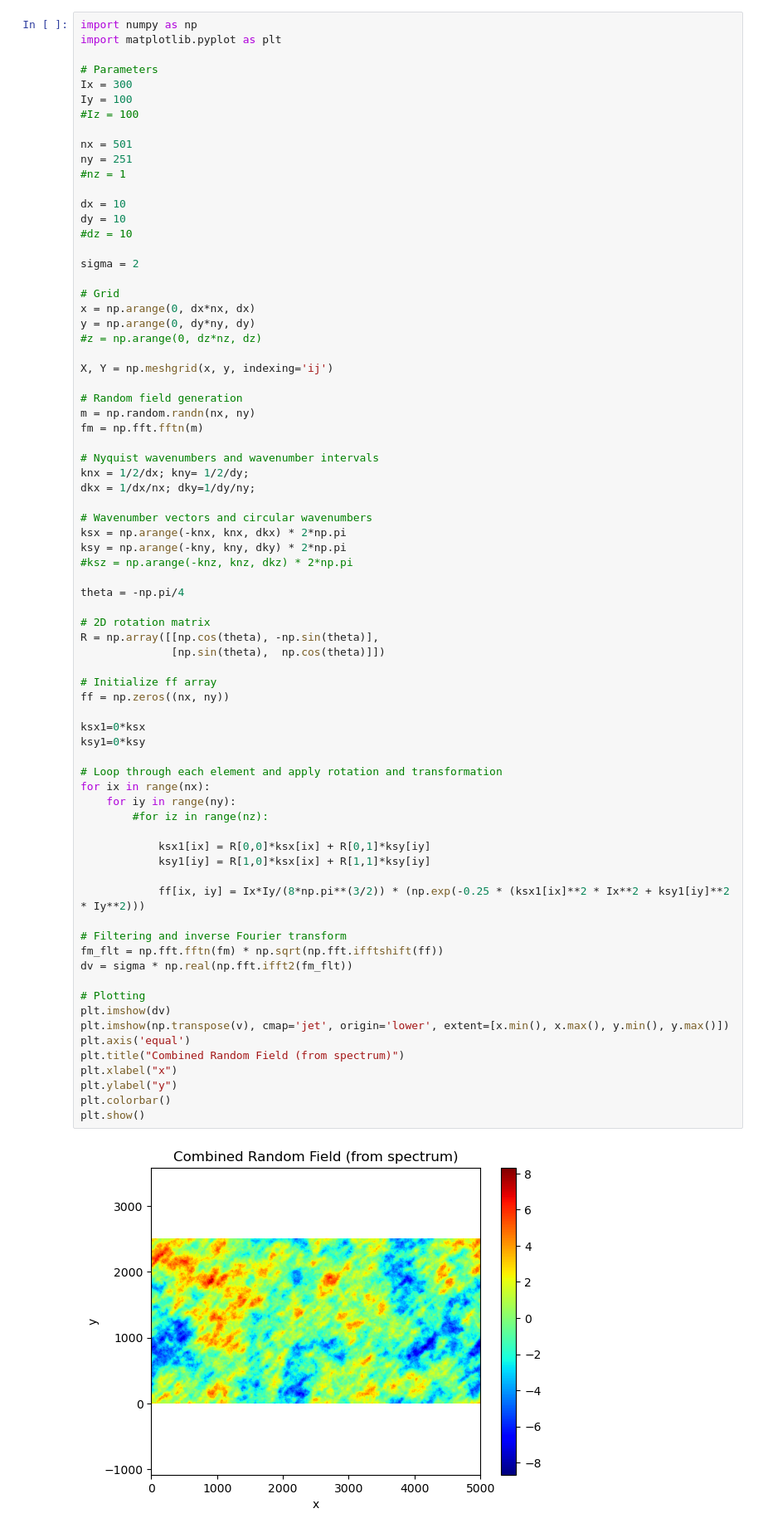
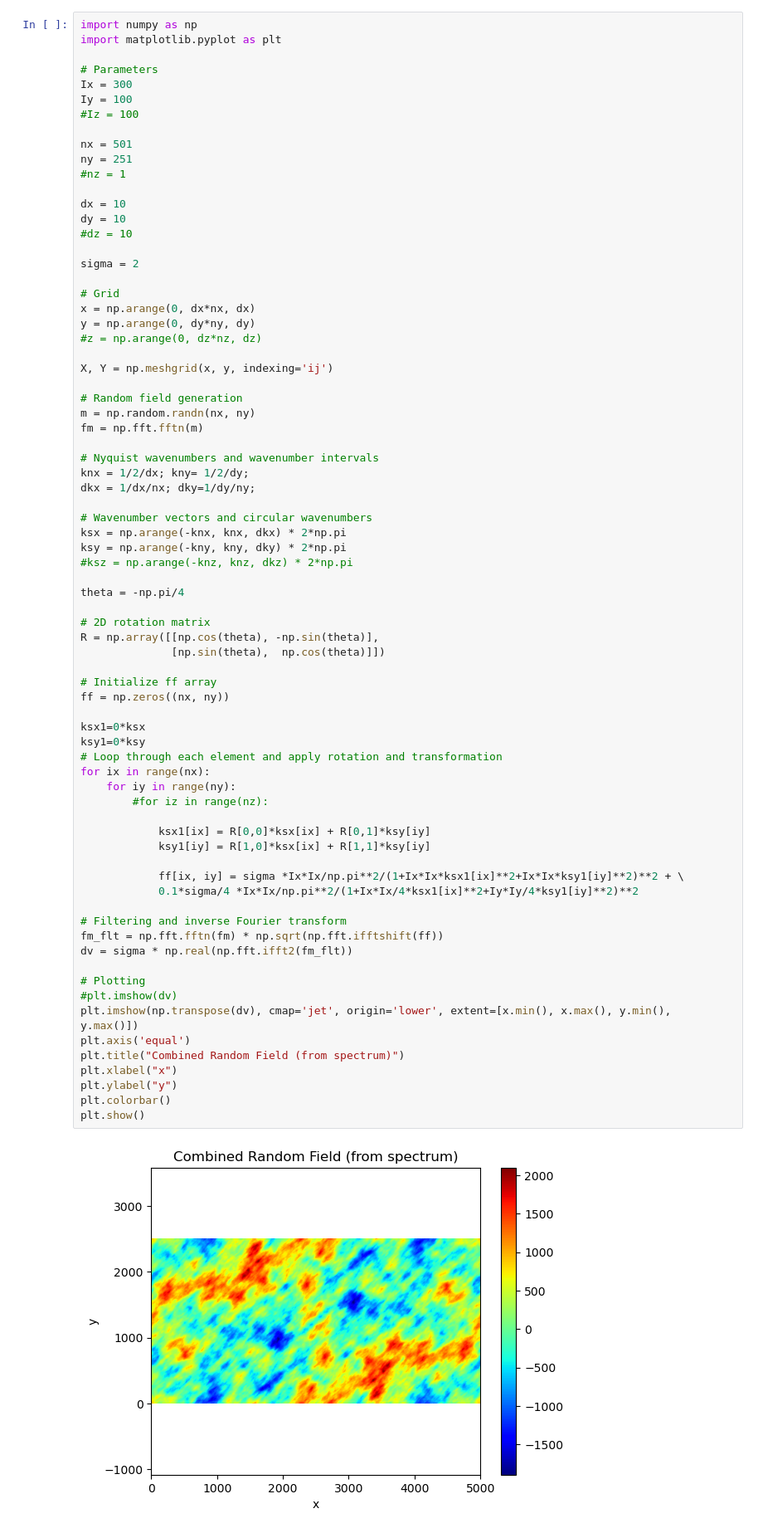
Before and after one commit to 4minakov/practical-data, a Jupyter notebook: Data_Practicals_5.ipynb, the cells around one changed output. Shown at 83% size. Cells and saved outputs as stored; diff of their text form.

```diff
--- a/Data_Practicals_5.ipynb
+++ b/Data_Practicals_5.ipynb
@@ -105,38 +105,38 @@ theta = -np.pi/4
 # 2D rotation matrix
 R = np.array([[np.cos(theta), -np.sin(theta)],
               [np.sin(theta),  np.cos(theta)]])
 
 # Initialize ff array
 ff = np.zeros((nx, ny))
 
 ksx1=0*ksx
 ksy1=0*ksy
-
 # Loop through each element and apply rotation and transformation
 for ix in range(nx):
     for iy in range(ny):
         #for iz in range(nz):
 
             ksx1[ix] = R[0,0]*ksx[ix] + R[0,1]*ksy[iy]
             ksy1[iy] = R[1,0]*ksx[ix] + R[1,1]*ksy[iy]
 
-            ff[ix, iy] = Ix*Iy/(8*np.pi**(3/2)) * (np.exp(-0.25 * (ksx1[ix]**2 * Ix**2 + ksy1[iy]**2 * Iy**2)))
+            ff[ix, iy] = sigma *Ix*Ix/np.pi**2/(1+Ix*Ix*ksx1[ix]**2+Ix*Ix*ksy1[iy]**2)**2 + \
+            0.1*sigma/4 *Ix*Ix/np.pi**2/(1+Ix*Ix/4*ksx1[ix]**2+Iy*Iy/4*ksy1[iy]**2)**2
 
 # Filtering and inverse Fourier transform
 fm_flt = np.fft.fftn(fm) * np.sqrt(np.fft.ifftshift(ff))
 dv = sigma * np.real(np.fft.ifft2(fm_flt))
 
 # Plotting
-plt.imshow(dv)
-plt.imshow(np.transpose(v), cmap='jet', origin='lower', extent=[x.min(), x.max(), y.min(), y.max()])
+#plt.imshow(dv)
+plt.imshow(np.transpose(dv), cmap='jet', origin='lower', extent=[x.min(), x.max(), y.min(), y.max()])
 plt.axis('equal')
 plt.title("Combined Random Field (from spectrum)")
 plt.xlabel("x")
 plt.ylabel("y")
 plt.colorbar()
 plt.show()
 # %% [output]
-[figure, old version]
+[figure, new version]
 # %%
 
 
```
Also changed, not shown: parts of 5 cells of this notebook.
